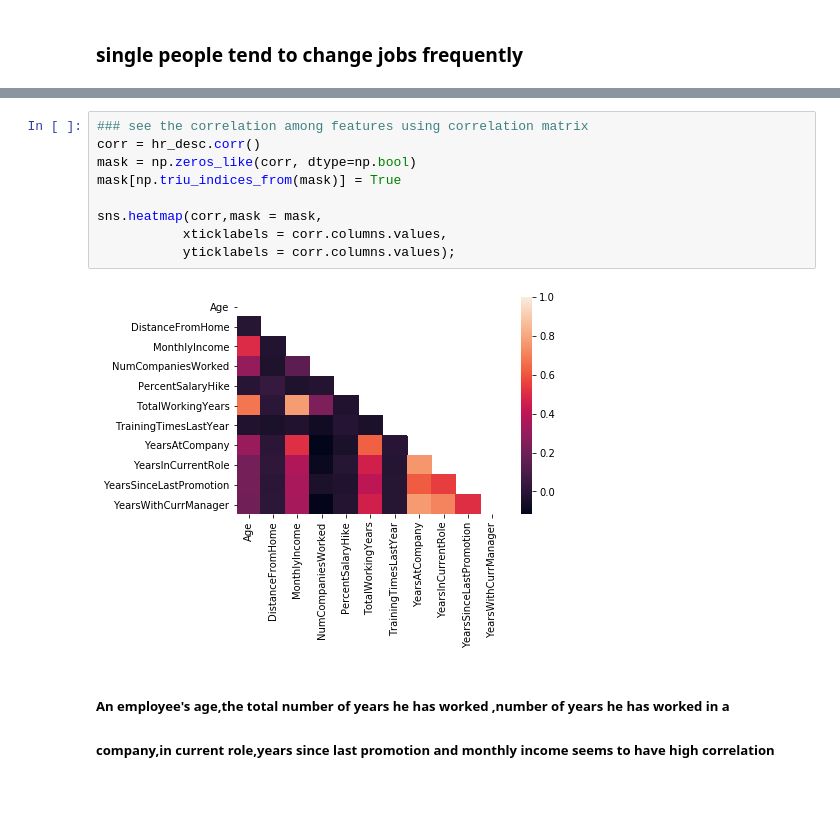
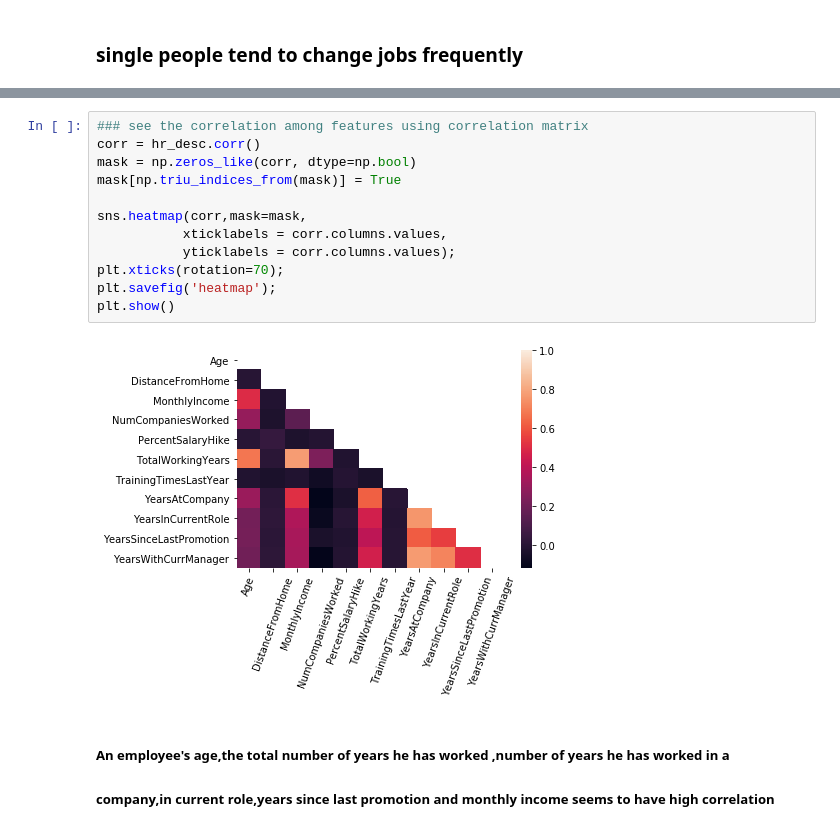
Before and after one commit to suhasinipallai/HR_Attrition_Performance, a Jupyter notebook: Final_Analysis_Modeling.ipynb, the cells around one changed output, grey strips where cells are left out. Drawn from its saved outputs; the diff is of its cells as text; blank space fills up the shorter version.

```diff
--- a/Final_Analysis_Modeling.ipynb
+++ b/Final_Analysis_Modeling.ipynb
@@ -218,14 +270,17 @@ plt.ylabel('Attrition Frequency');
 # %%
 ### see the correlation among features using correlation matrix
 corr = hr_desc.corr()
 mask = np.zeros_like(corr, dtype=np.bool)
 mask[np.triu_indices_from(mask)] = True
 
-sns.heatmap(corr,mask = mask,
+sns.heatmap(corr,mask=mask,
            xticklabels = corr.columns.values,
            yticklabels = corr.columns.values);
+plt.xticks(rotation=70);
+plt.savefig('heatmap');
+plt.show()
 # %% [output]
-[figure, old version]
+[figure, new version]
 # %% [markdown]
 ##### An employee's age,the total number of years he has worked ,number of years he has worked in a
 ##### company,in current role,years since last promotion and monthly income seems to have high correlation
```
Also changed, not shown: parts of 19 cells of this notebook.
